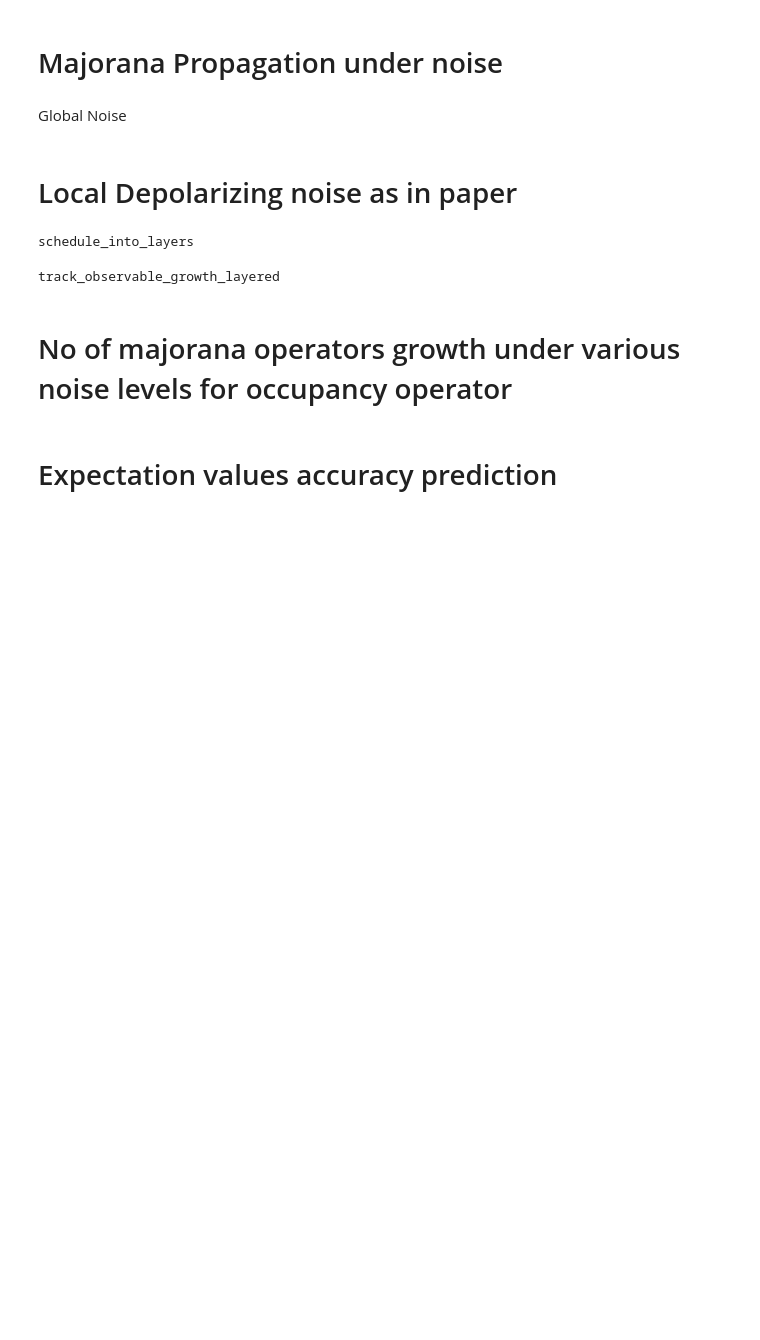
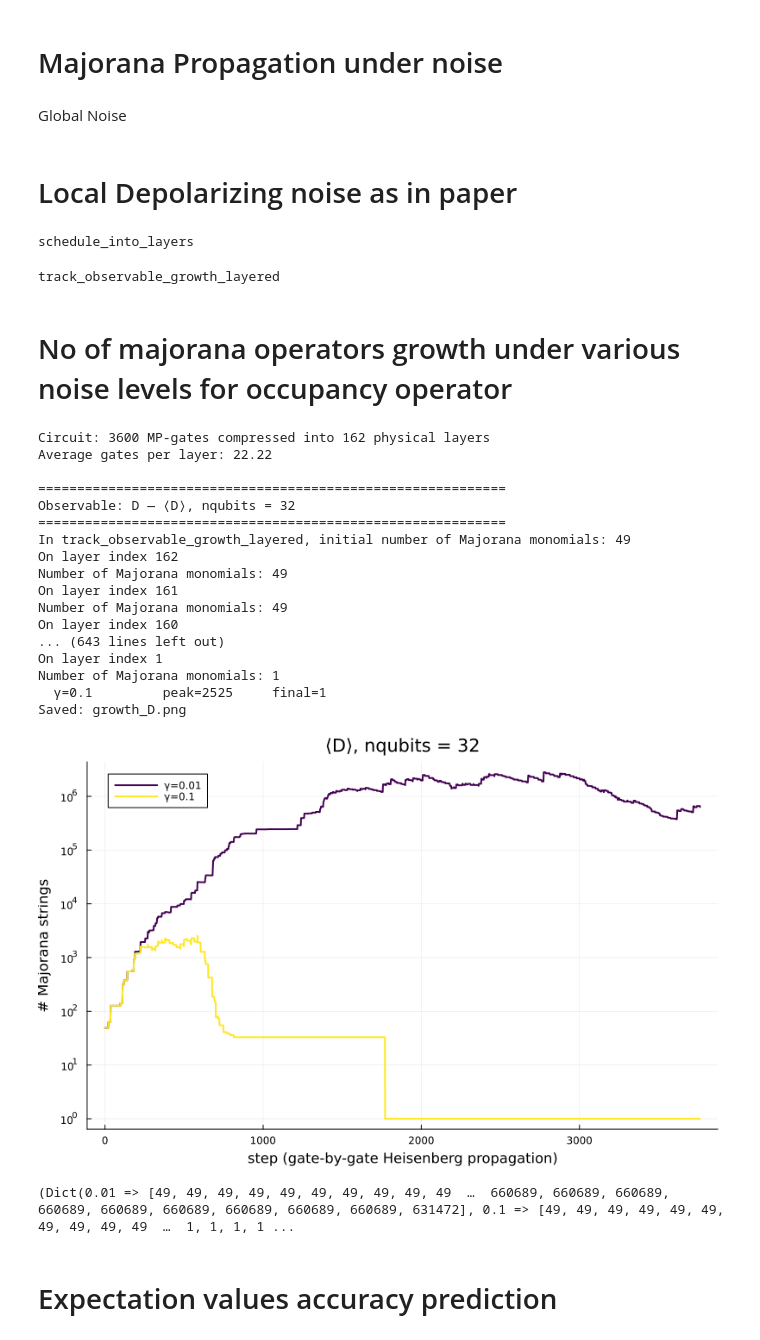
Before and after one commit to rmlarose/MajoranaPropagation.jl, a Jupyter notebook: src/simulate_ansatz.ipynb, the cells around one changed output. Saved outputs shown, nothing was run; the diff lists cells and outputs as text; code cells hidden in the pictures; blank space fills up the shorter version.

Commit message:
Add status prints to simulation.

```diff
--- a/src/simulate_ansatz.ipynb
+++ b/src/simulate_ansatz.ipynb
@@ -1243,10 +1241,15 @@ function track_observable_growth_layered(gates, thetas, obs_builder, n_qubits;
     sizes  = Int[length(obs)]
     n_fired = 0
 
+    println("In track_observable_growth_layered, initial number of Majorana monomials: $(length(obs))")
+    print("")
+    ngates = length(gates)
     # Heisenberg: walk layers in REVERSE order
     for layer_idx in length(layers):-1:1
+        println("On layer index $layer_idx")
         # Apply all gates in this layer
         for k in layers[layer_idx]
+            # println("On gate index $k")
             MP.propagate!([gates[k]], obs, [thetas[k]]; min_abs_coeff=min_abs_coeff)
             push!(sizes, length(obs))
         end
@@ -1261,6 +1264,7 @@ function track_observable_growth_layered(gates, thetas, obs_builder, n_qubits;
             end
             push!(sizes, length(obs))   # record post-noise size as its own data point
         end
+        println("Number of Majorana monomials: $(length(obs))")
     end
 
     return (sizes=sizes, n_layers=length(layers), n_fired_layers=n_fired)
@@ -1320,36 +1324,56 @@ function sweep_and_plot(
         legendfontsize = 8,
     )
     for (k, γ) in enumerate(gammas)
         label = γ == 0.0 ? "no noise" : "γ=$γ"
         color = γ == 0.0 ? :black : palette[k]
         lw    = γ == 0.0 ? 2.5    : 2
         plot!(plt, 0:length(curves[γ])-1, curves[γ];
               label=label, color=color, linewidth=lw)
     end
 
     fname = "$(fname_prefix)_$(obs_name).png"
     savefig(plt, fname)
     println("Saved: $fname")
     display(plt)
 
     return curves, plt
 end
 
 
 # ══════════════════════════════════════════════════════════════════════
 # OBSERVABLE 1: Double Occupancy  (degree-4, sensitive to noise)
 # ══════════════════════════════════════════════════════════════════════
-gammas_D = [1e-1]  # [0.0, 1e-3 , 5e-3, 7e-3, 1e-2, 1.5e-2, 2e-2]
+gammas_D = [1e-2, 1e-1]  # [0.0, 1e-3 , 5e-3, 7e-3, 1e-2, 1.5e-2, 2e-2]
 
 curves_D, plt_D = sweep_and_plot(
     :D,
     () -> build_average_double_occupancy(norb),
-    "Double Occupancy ⟨D⟩",
+    "⟨D⟩, nqubits = $n_qubits",
     gammas_D;
-    min_abs_coeff = 1e-10,
+    min_abs_coeff = 1e-9,
     yaxis_scale   = :log10,
     legend_pos    = :topleft,
 )
+# %% [output]
+Circuit: 3600 MP-gates compressed into 162 physical layers
+Average gates per layer: 22.22
+
+============================================================
+Observable: D — ⟨D⟩, nqubits = 32
+============================================================
+In track_observable_growth_layered, initial number of Majorana monomials: 49
+On layer index 162
+Number of Majorana monomials: 49
+On layer index 161
+Number of Majorana monomials: 49
+On layer index 160
+... (643 lines left out)
+On layer index 1
+Number of Majorana monomials: 1
+  γ=0.1         peak=2525     final=1
+Saved: growth_D.png
+[figure, added]
+(Dict(0.01 => [49, 49, 49, 49, 49, 49, 49, 49, 49, 49  …  660689, 660689, 660689, 660689, 660689, 660689, 660689, 660689, 660689, 631472], 0.1 => [49, 49, 49, 49, 49, 49, 49, 49, 49, 49  …  1, 1, 1, 1 ...
 # %%
 # ══════════════════════════════════════════════════════════════════════
 # OBSERVABLE 3: NN Coherence  (degree-2, off-diagonal)
```
Also changed, not shown: parts of 4 cells of this notebook.
